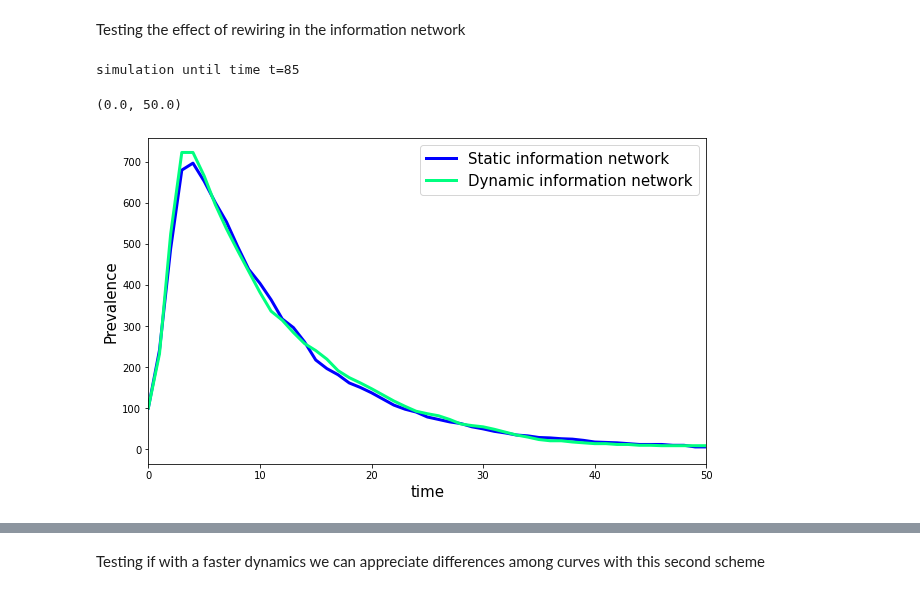
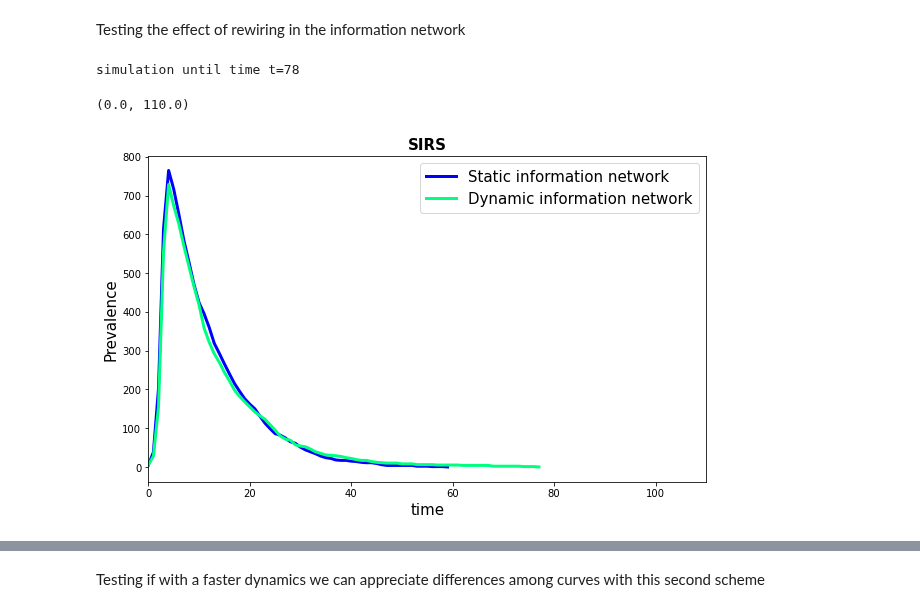
Before and after one commit to michelemcrudele/LDE-Project, a Jupyter notebook: simulation.ipynb, the cells around one changed output, grey strips where cells are left out. Cells and saved outputs as stored; diff of their text form; code cells hidden in the pictures.

```diff
--- a/simulation.ipynb
+++ b/simulation.ipynb
@@ -11,17 +11,19 @@ Testing the effect of rewiring in the information network
 N = 1000 # number of nodes
 ave_degree = 15
 p = ave_degree / N  # edge probability
-initial_infecteds = np.random.choice(np.arange(N), size=100, replace=False)
+initial_infecteds = np.random.choice(np.arange(N), size=5, replace=False)
 #initial_no_vax = np.arange(100,400)
 initial_no_vax = 300
 
 
 mu = 0.1       # recovery rate
-beta = 0.15    # infection rate
+beta = 0.3    # infection rate
 pro = 0.      # rate of classical media influence on people
 pol = 0.5      # propensity of opinion polarization
 p_sym = 0.     # prob for an infected person to have severe symptoms
 r = 0.1        # rate of vaccination for PV
+gamma = 0.5
+nmax = 100
 
 G_phys = nx.barabasi_albert_graph(N, int(ave_degree/2))
 G_info_static = G_phys.copy()
@@ -30,22 +32,23 @@ utils.initNET_SI(G_info_static, I0=initial_no_vax, I_seed=np.arange(10)) # initi
 G_info_dynamic = G_info_static.copy()
 
 
-sim_static = SIR_net_adaptive(G_phys, G_info_static, beta=beta, mu=mu, r=r, pro=pro, pol=pol, p_sym=p_sym, initial_infecteds=initial_infecteds, rewiring=False)
-sim_dynamic = SIR_net_adaptive(G_phys, G_info_dynamic, beta=beta, mu=mu, r=r, pro=pro, pol=pol, p_sym=p_sym, initial_infecteds=initial_infecteds)
+sim_static = SIRS_net_adaptive(G_phys, G_info_static, beta=beta, mu=mu, gamma=gamma, r=r, pro=pro, pol=pol, p_sym=p_sym, nmax=nmax, initial_infecteds=initial_infecteds, rewiring=False)
+sim_dynamic = SIRS_net_adaptive(G_phys, G_info_dynamic, beta=beta, mu=mu, gamma=gamma, r=r, pro=pro, pol=pol, p_sym=p_sym, nmax=nmax, initial_infecteds=initial_infecteds)
 # %% [output]
-simulation until time t=85
+simulation until time t=78
 # %%
 colors = cm.get_cmap('winter', 2)
 fig, ax = plt.subplots(nrows=1,ncols=1,figsize=(10,6))
 ax.plot(sim_static[0], sim_static[2], lw=3, c=colors(0), label= "Static information network", alpha=1)
 ax.plot(sim_dynamic[0], sim_dynamic[2], lw=3, c=colors(1), label= "Dynamic information network", alpha=1)
+ax.set_title('SIRS', fontweight='bold', size=15)
 ax.legend(fontsize=15)
 ax.set_ylabel("Prevalence", size=15)
 ax.set_xlabel("time", size=15)
-ax.set_xlim(0, 50)
+ax.set_xlim(0, 110)
 # %% [output]
-(0.0, 50.0)
+(0.0, 110.0)
-[figure, old version]
+[figure, new version]
 # %%
 print('infoNET clustering coefficients:')
 print('static:', nx.algorithms.cluster.average_clustering(G_info_static))
```
Also changed, not shown: parts of 3 cells of this notebook, 2 other files.
